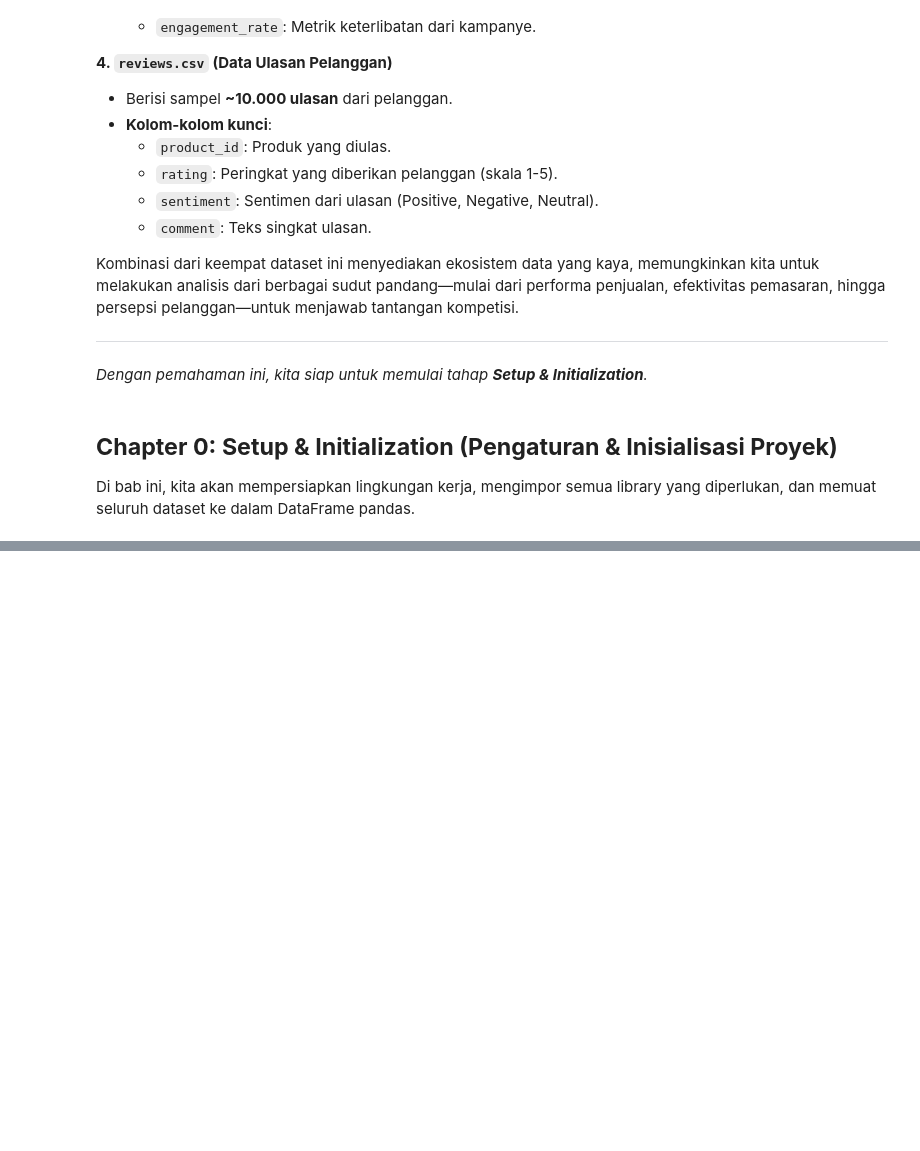
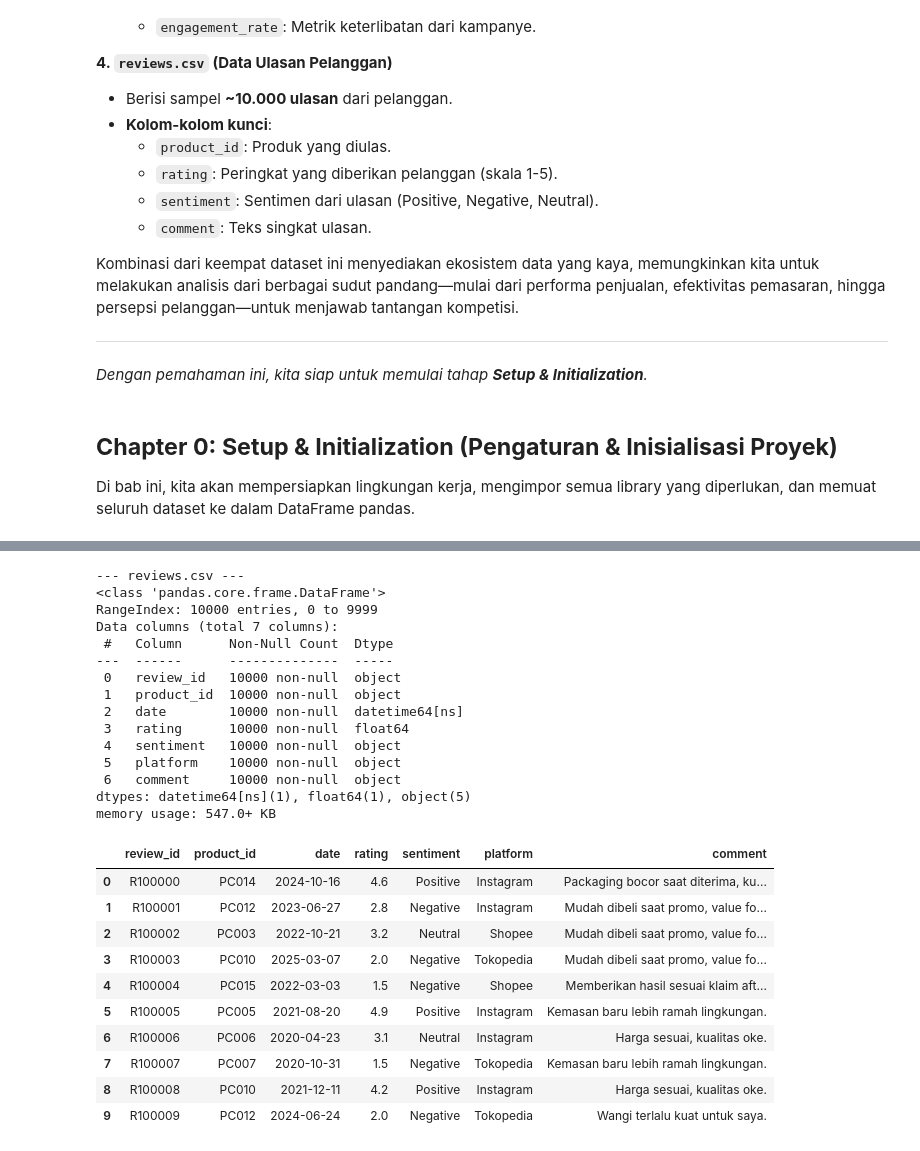
Before and after one commit to LatiefDataVisionary/fmcg-gelar-rasa-2025, a Jupyter notebook: notebooks/notebook.ipynb, the cells around one changed output, grey strips where cells are left out. Saved outputs shown, nothing was run; the diff lists cells and outputs as text; code cells hidden in the pictures; blank space fills up the shorter version.

```diff
--- a/notebooks/notebook.ipynb
+++ b/notebooks/notebook.ipynb
@@ -1365,0 +1487,34 @@ Semua library yang diperlukan telah berhasil diimpor.
+# %%
+# Memuat reviews.csv
+reviews = pd.read_csv(os.path.join(data_folder, 'reviews.csv'))
+print("\n--- reviews.csv ---")
+reviews['date'] = pd.to_datetime(reviews['date'])
+reviews.info()
+display(reviews.head(10))
+# %% [output]
+--- reviews.csv ---
+<class 'pandas.core.frame.DataFrame'>
+RangeIndex: 10000 entries, 0 to 9999
+Data columns (total 7 columns):
+ #   Column      Non-Null Count  Dtype
+---  ------      --------------  -----
+ 0   review_id   10000 non-null  object
+ 1   product_id  10000 non-null  object
+ 2   date        10000 non-null  datetime64[ns]
+ 3   rating      10000 non-null  float64
+ 4   sentiment   10000 non-null  object
+ 5   platform    10000 non-null  object
+ 6   comment     10000 non-null  object
+dtypes: datetime64[ns](1), float64(1), object(5)
+memory usage: 547.0+ KB
+|  | review_id | product_id | date | rating | sentiment | platform | comment |
+| 0 | R100000 | PC014 | 2024-10-16 | 4.6 | Positive | Instagram | Packaging bocor saat diterima, ku... |
+| 1 | R100001 | PC012 | 2023-06-27 | 2.8 | Negative | Instagram | Mudah dibeli saat promo, value fo... |
+| 2 | R100002 | PC003 | 2022-10-21 | 3.2 | Neutral | Shopee | Mudah dibeli saat promo, value fo... |
+| 3 | R100003 | PC010 | 2025-03-07 | 2.0 | Negative | Tokopedia | Mudah dibeli saat promo, value fo... |
+| 4 | R100004 | PC015 | 2022-03-03 | 1.5 | Negative | Shopee | Memberikan hasil sesuai klaim aft... |
+| 5 | R100005 | PC005 | 2021-08-20 | 4.9 | Positive | Instagram | Kemasan baru lebih ramah lingkungan. |
+| 6 | R100006 | PC006 | 2020-04-23 | 3.1 | Neutral | Instagram | Harga sesuai, kualitas oke. |
+| 7 | R100007 | PC007 | 2020-10-31 | 1.5 | Negative | Tokopedia | Kemasan baru lebih ramah lingkungan. |
+| 8 | R100008 | PC010 | 2021-12-11 | 4.2 | Positive | Instagram | Harga sesuai, kualitas oke. |
+| 9 | R100009 | PC012 | 2024-06-24 | 2.0 | Negative | Tokopedia | Wangi terlalu kuat untuk saya. |
```
Also changed, not shown: parts of 11 cells of this notebook.
